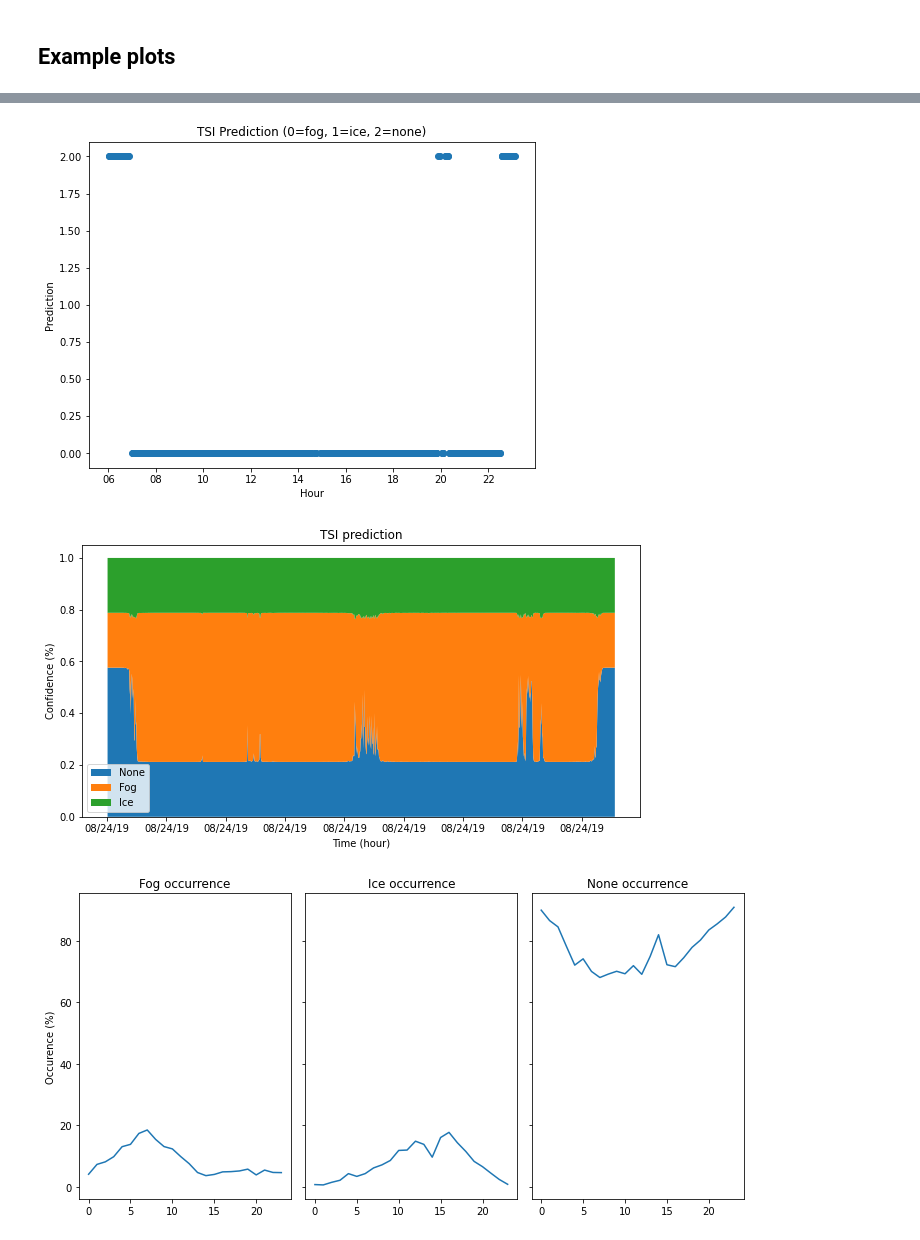
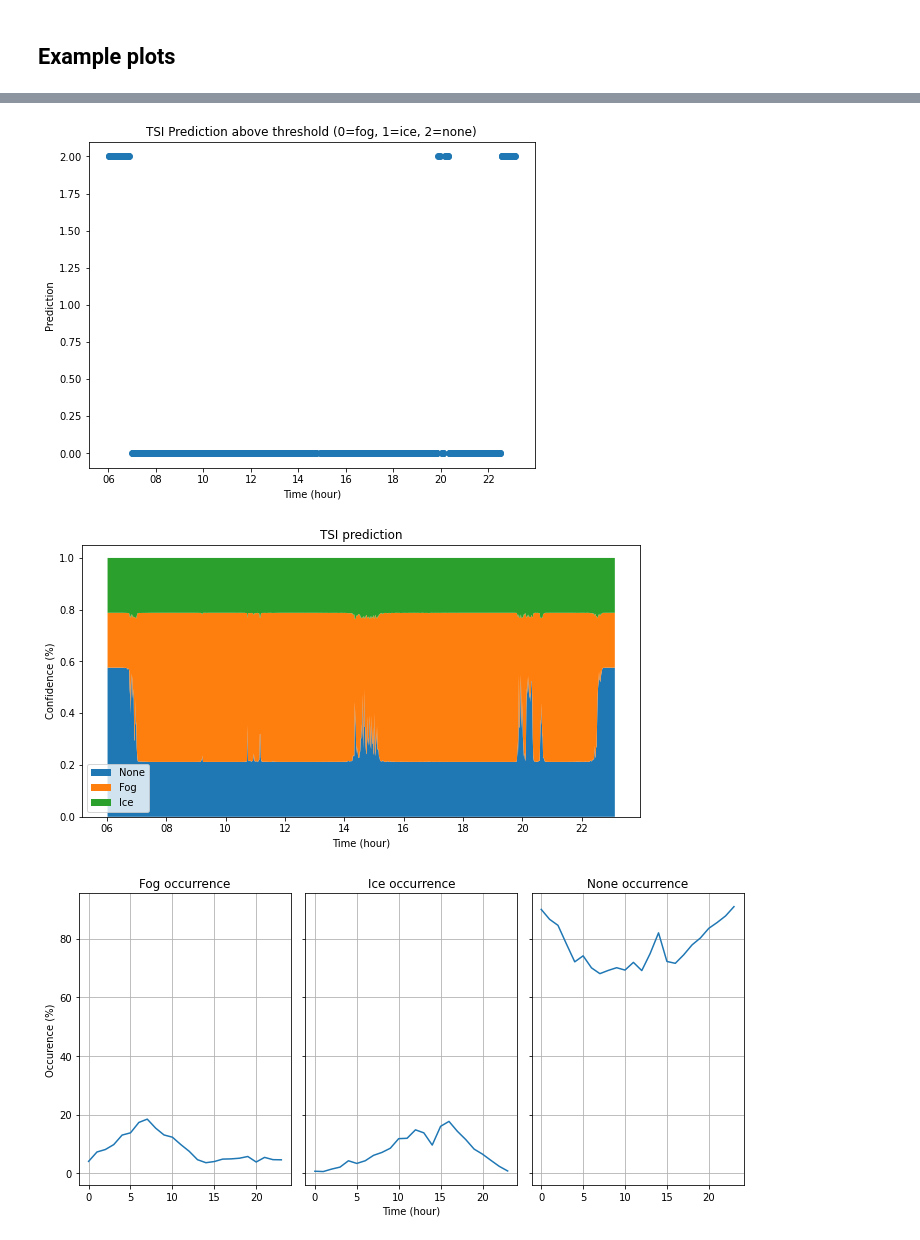
Before and after one commit to torbsorensen/TSI_classifier, a Jupyter notebook: CSV_to_xarray_and_plot.ipynb, the cells around one changed output, grey strips where cells are left out. Cells and saved outputs as stored; diff of their text form; code cells hidden in the pictures.

```diff
--- a/CSV_to_xarray_and_plot.ipynb
+++ b/CSV_to_xarray_and_plot.ipynb
@@ -69,6 +70,8 @@ Adding 270 / 272 : 20170626.csv
 Adding 271 / 272 : 20160623.csv
 Adding 272 / 272 : 20140530.csv
 Saved as predictions/timeseries.nc
+# %%
+ds = xr.open_dataset(savename)
 # %% [markdown]
 ## Example plots
 # %%
@@ -94,13 +97,13 @@ ds_sel = ds.where(ds.prediction_confidence > 0.5).sel(time=time)
 
 fig, ax = plt.subplots(figsize=(8,6))
 ds_sel.plot.scatter(x='time',y='prediction')
-plt.title('TSI Prediction (0=fog, 1=ice, 2=none)')
+plt.title('TSI Prediction above threshold (0=fog, 1=ice, 2=none)')
 ax.xaxis.set_major_formatter(mdates.DateFormatter('%H'))
-plt.xlabel('Hour')
+plt.xlabel('Time (hour)')
 plt.ylabel('Prediction')
 plt.show()
 # %% [output]
-[figure, old version]
+[figure, new version]
 # %%
 # Lookup the prediction distribution over selected time
 
@@ -113,36 +116,40 @@ ax.legend(loc='lower left')
 ax.set_title('TSI prediction')
 ax.set_xlabel('Time (hour)')
 ax.set_ylabel('Confidence (%)')
-ax.xaxis.set_major_formatter(mdates.DateFormatter('%D'))
+ax.xaxis.set_major_formatter(mdates.DateFormatter('%H'))
 
 plt.show()
 # %% [output]
-[figure, old version]
+[figure, new version]
 # %%
 # When does fog/ice/none occur?
 
 conf = 0.5
 
 fogoccur = ds.where(ds.prediction==0).where(ds.prediction_confidence>conf).prediction.groupby('time.hour').count()
 iceoccur = ds.where(ds.prediction==1).where(ds.prediction_confidence>conf).prediction.groupby('time.hour').count()
 nonoccur = ds.where(ds.prediction==2).where(ds.prediction_confidence>conf).prediction.groupby('time.hour').count()
 totoccur = ds.prediction.groupby('time.hour').count()
 
 fig, ax = plt.subplots(1,3, sharex=True, sharey=True,figsize=(10,5))
 ax[0].plot(fogoccur.hour, fogoccur/totoccur*100)
 ax[0].set_title('Fog occurrence')
 ax[0].set_ylabel('Occurence (%)')
+ax[0].grid()
 
 ax[1].plot(iceoccur.hour, iceoccur/totoccur*100)
 ax[1].set_title('Ice occurrence')
+ax[1].set_xlabel('Time (hour)')
+ax[1].grid()
 
 ax[2].plot(nonoccur.hour, nonoccur/totoccur*100)
 ax[2].set_title('None occurrence')
+ax[2].grid()
 
 plt.tight_layout()
 plt.show()
 # %% [output]
-[figure, old version]
+[figure, new version]
 # %%
 # fog/ice/none average distribution over all data (daily)
 
```
Also changed, not shown: parts of 5 cells of this notebook, 1 other file.
